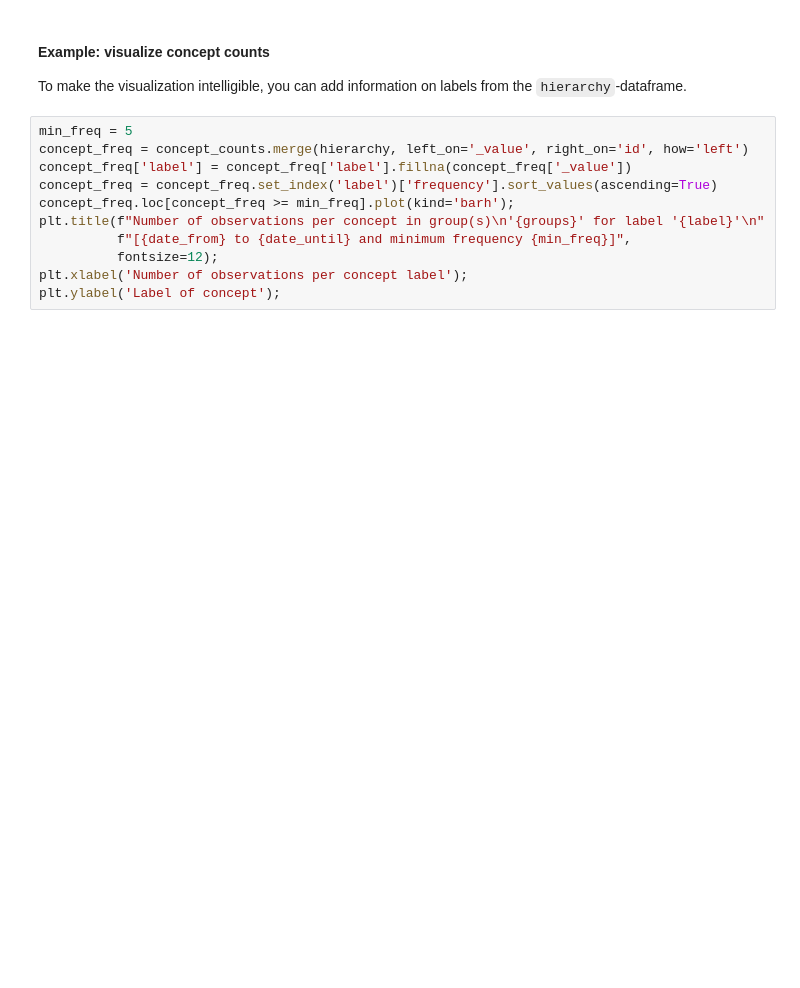
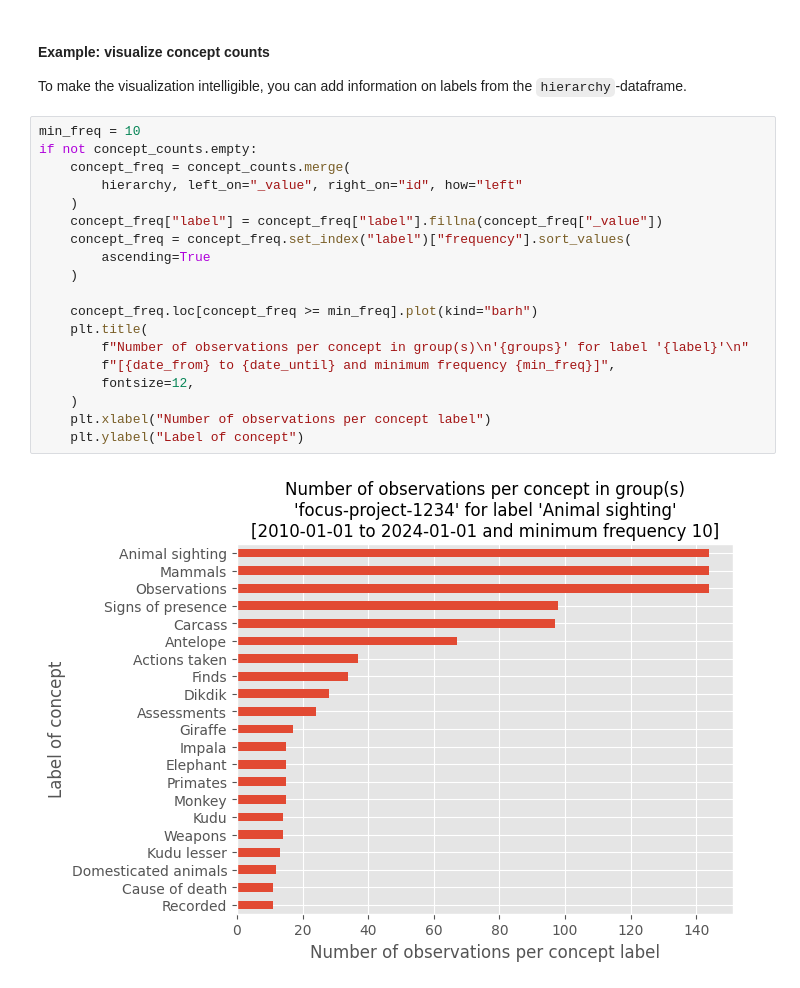
Before and after one commit to SensingClues/wildcat-api-python, a Jupyter notebook: docs/notebooks/demo_notebook.ipynb, the cells around one changed output. Cells and saved outputs as stored; diff of their text form; blank space fills up the shorter version.

```diff
--- a/docs/notebooks/demo_notebook.ipynb
+++ b/docs/notebooks/demo_notebook.ipynb
@@ -271,13 +287,23 @@ concept_counts
 
 To make the visualization intelligible, you can add information on labels from the `hierarchy`-dataframe.
 # %%
-min_freq = 5
-concept_freq = concept_counts.merge(hierarchy, left_on='_value', right_on='id', how='left')
-concept_freq['label'] = concept_freq['label'].fillna(concept_freq['_value'])
-concept_freq = concept_freq.set_index('label')['frequency'].sort_values(ascending=True)
-concept_freq.loc[concept_freq >= min_freq].plot(kind='barh');
-plt.title(f"Number of observations per concept in group(s)\n'{groups}' for label '{label}'\n"
-          f"[{date_from} to {date_until} and minimum frequency {min_freq}]",
-          fontsize=12);
-plt.xlabel('Number of observations per concept label');
-plt.ylabel('Label of concept');
+min_freq = 10
+if not concept_counts.empty:
+    concept_freq = concept_counts.merge(
+        hierarchy, left_on="_value", right_on="id", how="left"
+    )
+    concept_freq["label"] = concept_freq["label"].fillna(concept_freq["_value"])
+    concept_freq = concept_freq.set_index("label")["frequency"].sort_values(
+        ascending=True
+    )
+
+    concept_freq.loc[concept_freq >= min_freq].plot(kind="barh")
+    plt.title(
+        f"Number of observations per concept in group(s)\n'{groups}' for label '{label}'\n"
+        f"[{date_from} to {date_until} and minimum frequency {min_freq}]",
+        fontsize=12,
+    )
+    plt.xlabel("Number of observations per concept label")
+    plt.ylabel("Label of concept")
+# %% [output]
+[figure, added]
```
Also changed, not shown: parts of 29 cells of this notebook, 10 other files.
